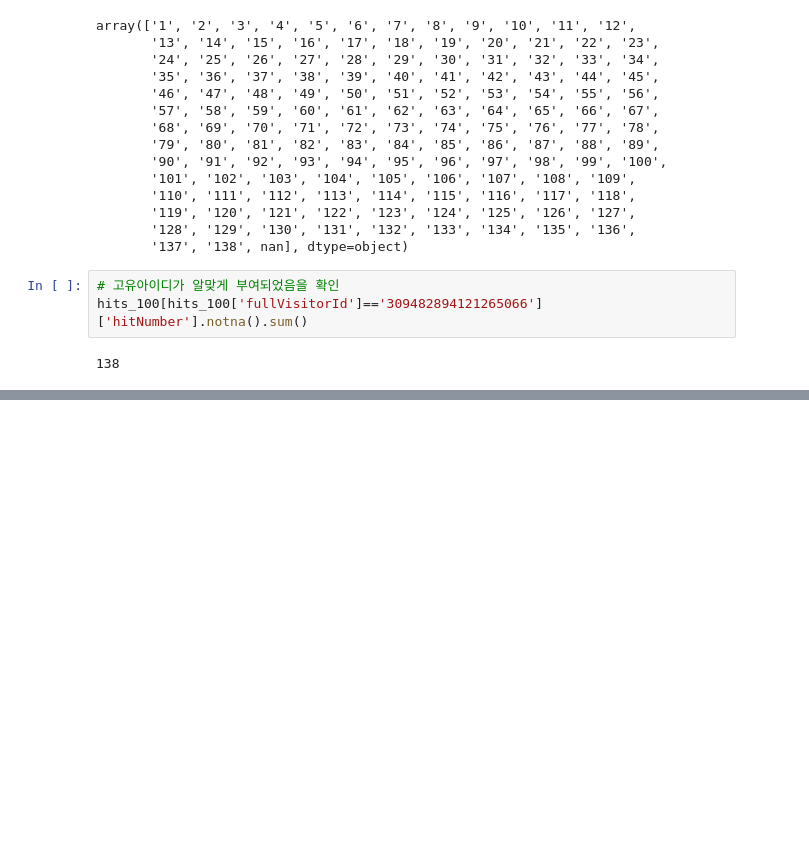
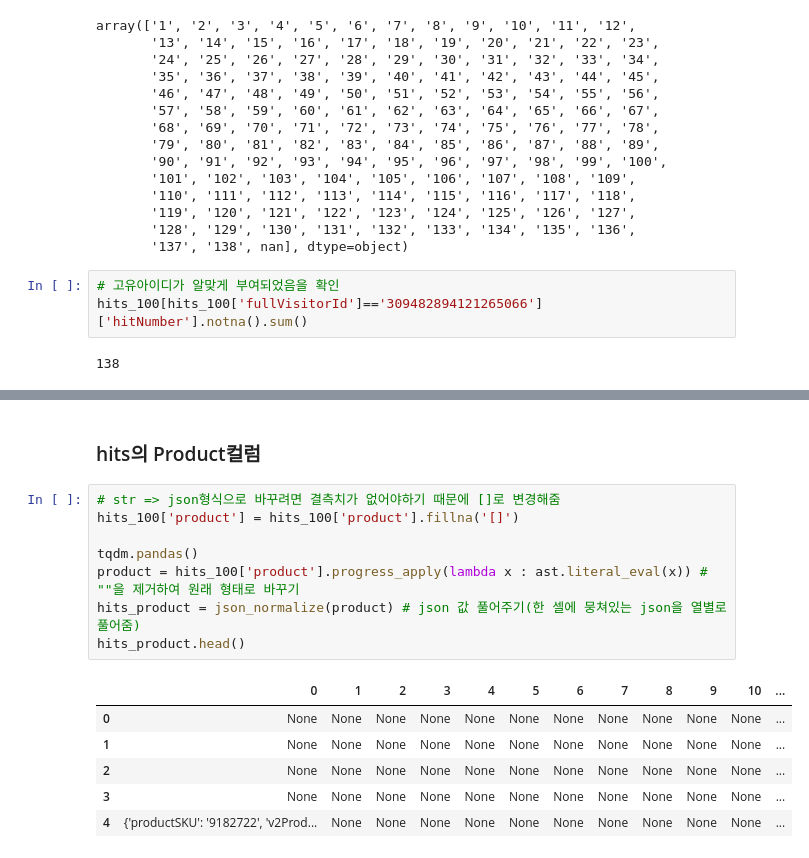
Before and after one commit to ev1025/GA_LOG_ANALYST, a Jupyter notebook: Hits컬럼_전처리.ipynb, the cells around one changed output, grey strips where cells are left out. Cells and saved outputs as stored; diff of their text form; blank space fills up the shorter version.

```diff
--- a/Hits컬럼_전처리.ipynb
+++ b/Hits컬럼_전처리.ipynb
@@ -105,0 +225,17 @@ hits_100[hits_100['fullVisitorId']=='309482894121265066']['hitNumber'].notna().s
+# %% [markdown]
+### hits의 Product컬럼
+# %%
+# str => json형식으로 바꾸려면 결측치가 없어야하기 때문에 []로 변경해줌
+hits_100['product'] = hits_100['product'].fillna('[]')
+
+tqdm.pandas()
+product = hits_100['product'].progress_apply(lambda x : ast.literal_eval(x)) # ""을 제거하여 원래 형태로 바꾸기
+hits_product = json_normalize(product) # json 값 풀어주기(한 셀에 뭉쳐있는 json을 열별로 풀어줌)
+hits_product.head()
+# %% [output]
+|  | 0 | 1 | 2 | 3 | 4 | 5 | 6 | 7 | 8 | 9 | 10 | ... |
+| 0 | None | None | None | None | None | None | None | None | None | None | None | ... |
+| 1 | None | None | None | None | None | None | None | None | None | None | None | ... |
+| 2 | None | None | None | None | None | None | None | None | None | None | None | ... |
+| 3 | None | None | None | None | None | None | None | None | None | None | None | ... |
+| 4 | {'productSKU': '9182722', 'v2Prod... | None | None | None | None | None | None | None | None | None | None | ... |
```
Also changed, not shown: parts of 30 cells of this notebook.
